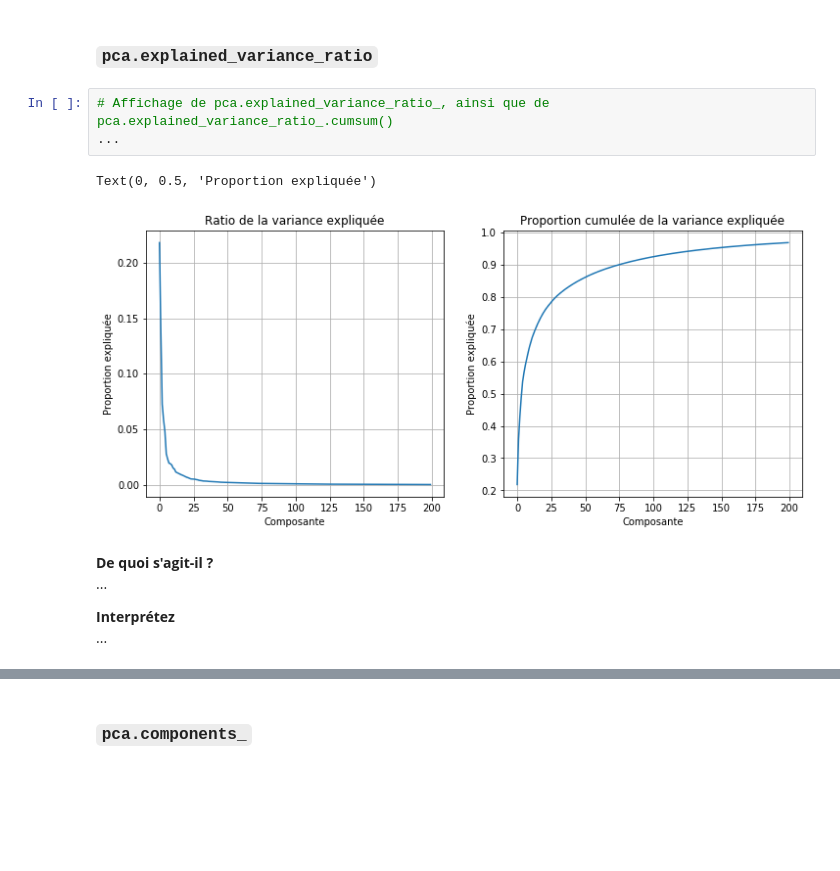
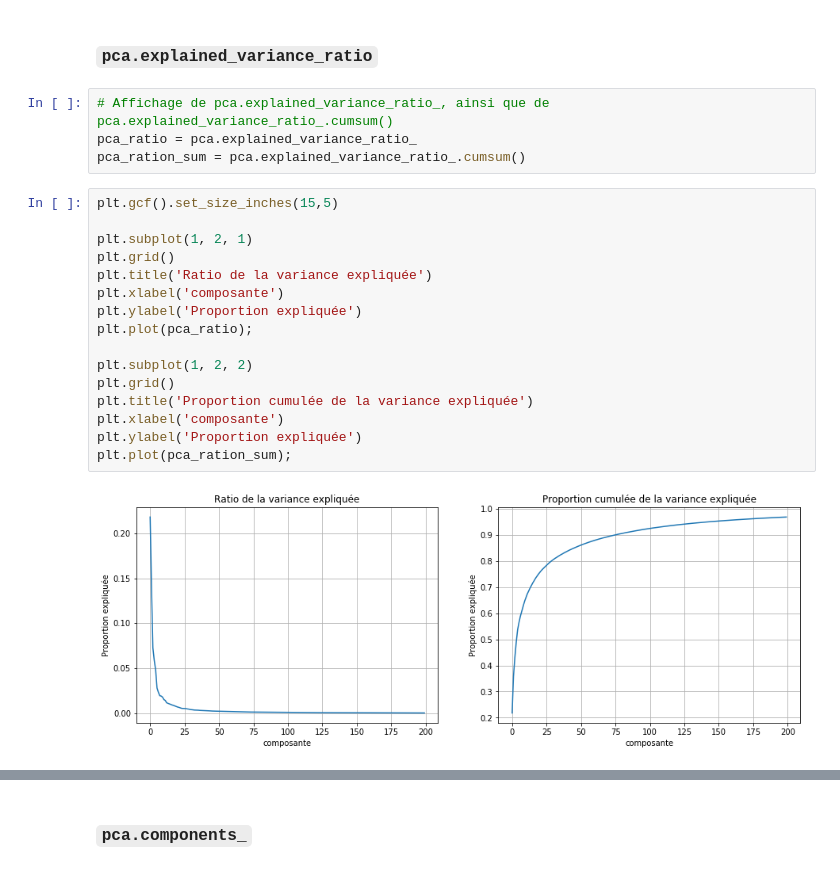
Before and after one commit to campusplage/compte-rendus-randrianjanahary_pla-comes, a Jupyter notebook: TP2_sklearn.ipynb, the cells around one changed output, grey strips where cells are left out. Saved outputs shown, nothing was run; the diff lists cells and outputs as text; blank space fills up the shorter version.

```diff
--- a/TP2_sklearn.ipynb
+++ b/TP2_sklearn.ipynb
@@ -329,13 +366,23 @@ Dans cette section, vous allez étudier certains paramètres appris par l'ACP, l
 ### `pca.explained_variance_ratio`
 # %%
 # Affichage de pca.explained_variance_ratio_, ainsi que de pca.explained_variance_ratio_.cumsum()
-...
+pca_ratio = pca.explained_variance_ratio_
+pca_ration_sum = pca.explained_variance_ratio_.cumsum()
-# %% [output]
-Text(0, 0.5, 'Proportion expliquée')
-[figure, removed]
-# %% [markdown]
-__De quoi s'agit-il ?__
-...
-
-__Interprétez__
-...
+# %%
+plt.gcf().set_size_inches(15,5)
+
+plt.subplot(1, 2, 1)
+plt.grid()
+plt.title('Ratio de la variance expliquée')
+plt.xlabel('composante')
+plt.ylabel('Proportion expliquée')
+plt.plot(pca_ratio);
+
+plt.subplot(1, 2, 2)
+plt.grid()
+plt.title('Proportion cumulée de la variance expliquée')
+plt.xlabel('composante')
+plt.ylabel('Proportion expliquée')
+plt.plot(pca_ration_sum);
+# %% [output]
+[figure, added]
```
Also changed, not shown: parts of 11 cells of this notebook.
